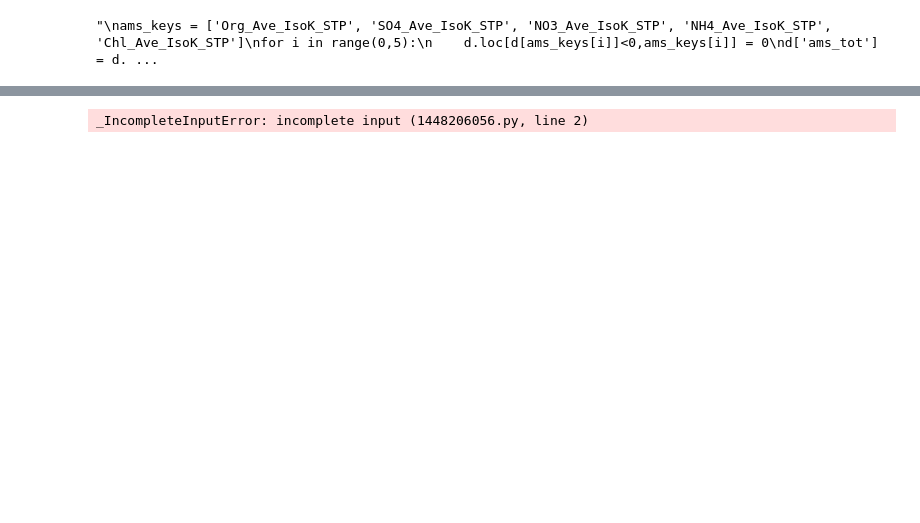
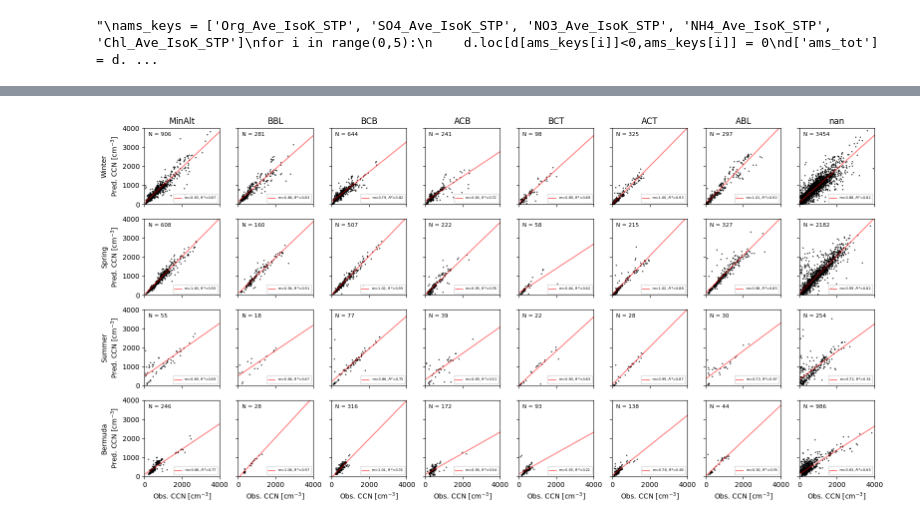
Before and after one commit to csoloff/ACTIVATE_CCN_closure, a Jupyter notebook: scripts/04_plots.ipynb, the cells around one changed output, grey strips where cells are left out. Cells and saved outputs as stored; diff of their text form; code cells hidden in the pictures; blank space fills up the shorter version.

```diff
--- a/scripts/04_plots.ipynb
+++ b/scripts/04_plots.ipynb
@@ -100,2 +101,2 @@ plt.show()
 # %%
-['Takeoff/Landing', 'Transit', 'Descent', 'Ascent', 'Other', 'Slant/Spiral', 'Remote Sensing (HSRL-2)']
+rem_k = ['Takeoff/Landing', 'Transit', 'Descent', 'Ascent', 'Other', 'Slant/Spiral', 'Remote Sensing (HSRL-2)']
@@ -104,3 +103,6 @@ plt.show()
+# %%
+for i in range(0,len(rem_k)):
+    d.loc[d['leg']==rem_k[i], 'leg'] = np.nan
 # %%
 df_winter = d[d['Time_Mid'].dt.month.isin([11, 12, 1, 2, 3, 4])]
 df_spring = d[d['Time_Mid'].dt.month.isin([5, 6]) & (np.logical_not((d['Time_Mid'].dt.month.isin([6])) & (d['Time_Mid'].dt.year.isin([2022]))))]
@@ -121,7 +122,56 @@ array(['Takeoff/Landing', 'Transit', 'Descent', 'BCB', nan, 'ACB',
 # %%
 for i in range(0,4):
+    d_seg[i]
-# %% [output]
-_IncompleteInputError: incomplete input (1448206056.py, line 2)
+# %%
+fig,axes = plt.subplots(4,8,figsize=(16, 8),sharex='all', sharey='all')
+save_k = ['MinAlt','BBL','BCB','ACB','BCT', 'ACT','ABL',np.nan]
+
+ax_min,ax_max = [0,4000]
+j = 0 # range 0 - 7
+k = 0 # range 0 - 4
+for i, ax in enumerate(axes.flatten()):
+    d_i = d_seg[k].loc[d_seg[k]['leg']==save_k[j]]
+    if pd.isna(save_k[j]):
+        d_i = d_seg[k].loc[pd.isna(d_seg[k]['leg'])]
+
+    d_i = d_i.dropna(subset=['N_CCN_stdPT', 'CCN_n_pred'])
+    ax.scatter(d_i['N_CCN_stdPT'], d_i['CCN_n_pred'], s=0.5, c='black')
+
+
+    slope, intercept, r_value, p_value, std_err = linregress(d_i['N_CCN_stdPT'], d_i['CCN_n_pred'])
+    # Calculate the line of best fit
+    fit_line = slope * np.linspace(ax_min,ax_max) + intercept
+    ax.plot(np.linspace(ax_min,ax_max), fit_line, c='r', label=f'm={slope:.2f}, $R^2$={r_value**2:.2f}', alpha=.5)
+    ax.legend(fontsize=5, loc='lower right')
+    mask = ~np.isnan(d_i['N_CCN_stdPT']) & ~np.isnan(d_i['CCN_n_pred'])
+    num_points = np.sum(mask)
+    ax.text(0.05, 0.95, f"N = {num_points}",
+         fontsize=8, transform=ax.transAxes,
+         verticalalignment='top', horizontalalignment='left')
+
+
+
+    # conditions of which leg/df to select
+    j+=1
+    if j == 8:
+        j = 0
+        k += 1
+
+axes[0,0].set_xlim([0,4000])
+axes[0,0].set_ylim([0,4000])
+
+season = ['Winter', 'Spring', 'Summer', 'Bermuda']
+for i in range(0,4):
+    axes[i,0].set_ylabel(season[i]+'\nPred. CCN [cm$^{-3}$]')
+for i in range(0,8):
+    axes[3,i].set_xlabel('Obs. CCN [cm$^{-3}$]')
+for i,ax in enumerate(axes[0,:]):
+    ax.set_title(str(save_k[i]))
+
+plt.tight_layout()
+plt.savefig('../figures/season_legs.png', dpi=300)
+# %% [output]
+[figure, added]
 # %%
 
 
```
Also changed, not shown: parts of 7 cells of this notebook, 2 other files.
